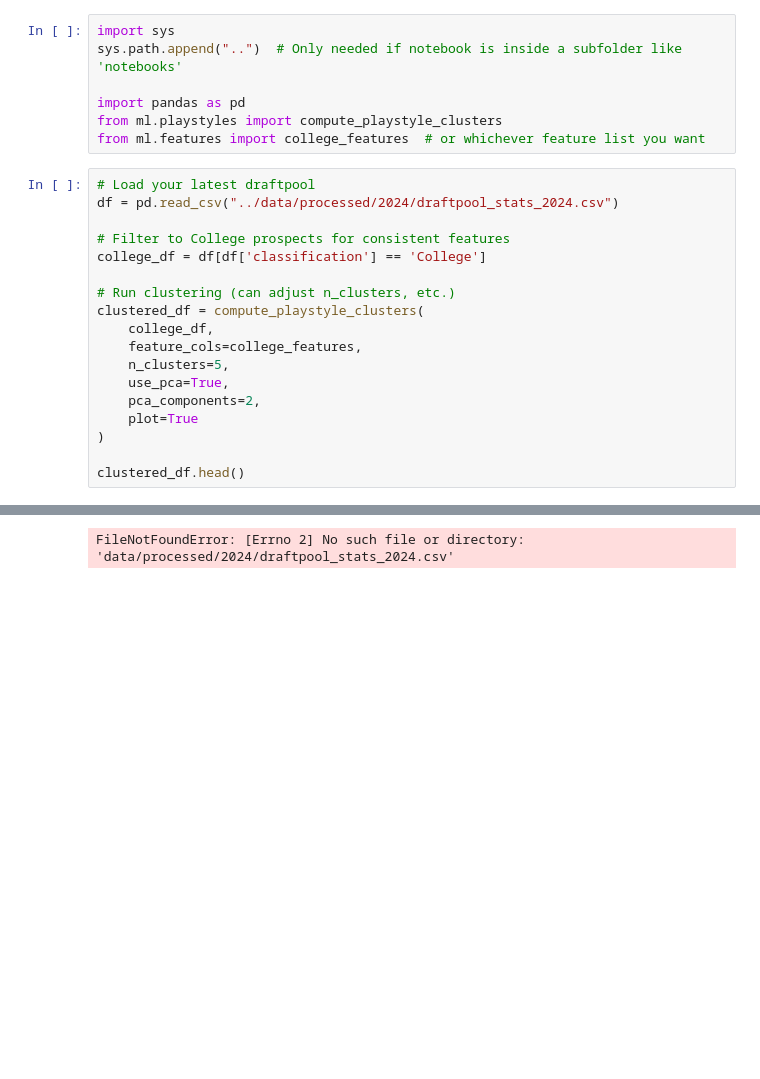
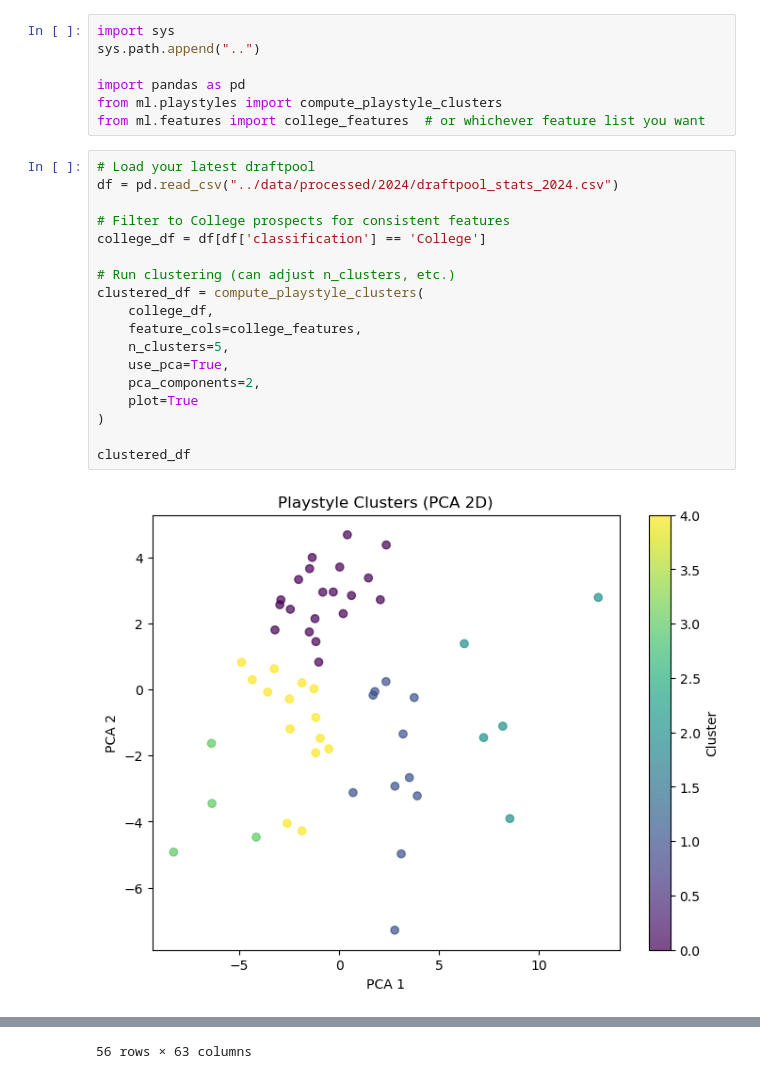
Before and after one commit to kienanana/NBA-Draft-Model, a Jupyter notebook: notebooks/test_playstyles.ipynb, the cells around one changed output, grey strips where cells are left out. Cells and saved outputs as stored; diff of their text form; blank space fills up the shorter version.

```diff
--- a/notebooks/test_playstyles.ipynb
+++ b/notebooks/test_playstyles.ipynb
@@ -1,6 +1,6 @@
 # %%
 import sys
-sys.path.append("..")  # Only needed if notebook is inside a subfolder like 'notebooks'
+sys.path.append("..")
 
 import pandas as pd
 from ml.playstyles import compute_playstyle_clusters
@@ -8,19 +8,20 @@ from ml.features import college_features  # or whichever feature list you want
 # %%
 # Load your latest draftpool
 df = pd.read_csv("../data/processed/2024/draftpool_stats_2024.csv")
 
 # Filter to College prospects for consistent features
 college_df = df[df['classification'] == 'College']
 
 # Run clustering (can adjust n_clusters, etc.)
 clustered_df = compute_playstyle_clusters(
     college_df,
     feature_cols=college_features,
     n_clusters=5,
     use_pca=True,
     pca_components=2,
     plot=True
 )
 
-clustered_df.head()
+clustered_df
 # %% [output]
+[figure, added]
@@ -27 +45 @@ clustered_df.head()
-FileNotFoundError: [Errno 2] No such file or directory: 'data/processed/2024/draftpool_stats_2024.csv'
+56 rows × 63 columns
```
Also changed, not shown: parts of 1 cell of this notebook, 19 other files.
